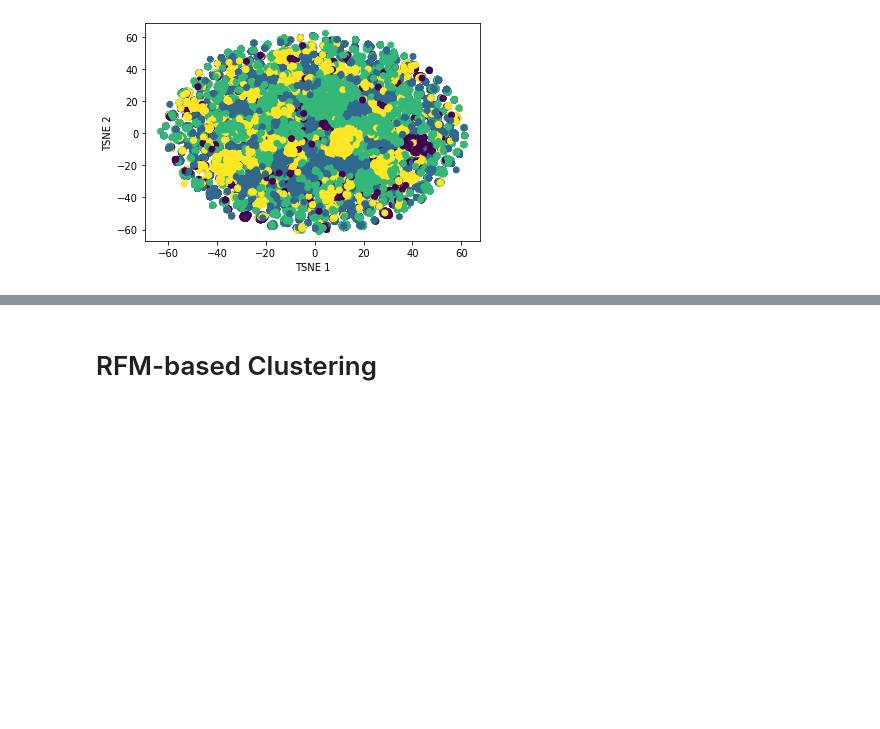
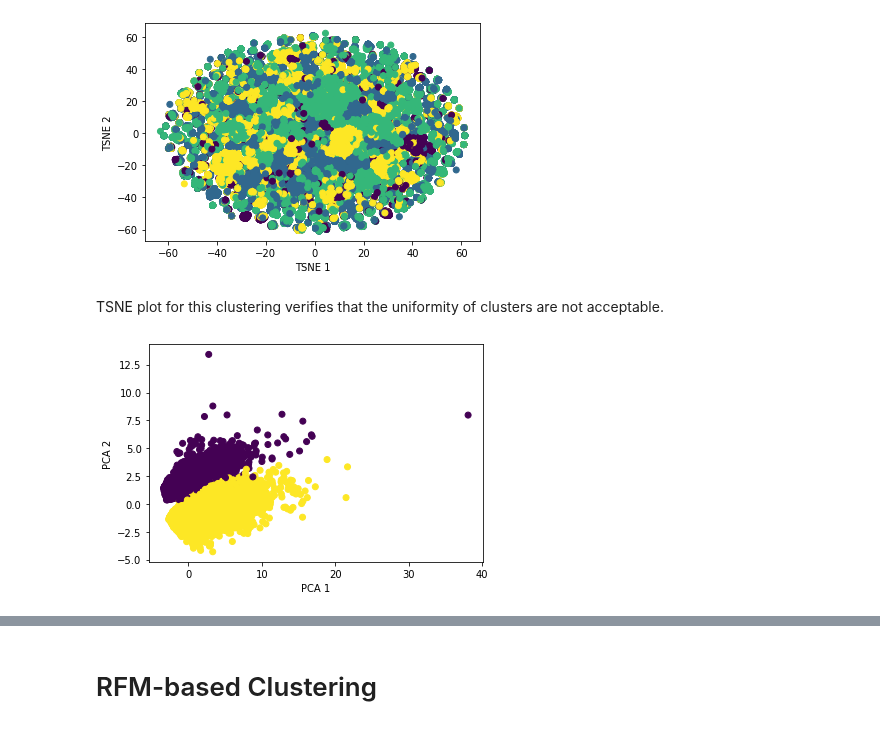
Before and after one commit to alireza-alizadegan/e-commerce-Sales, a Jupyter notebook: Brazil/Customer Segmentation.ipynb, the cells around one changed output, grey strips where cells are left out. Saved outputs shown, nothing was run; the diff lists cells and outputs as text; code cells hidden in the pictures; blank space fills up the shorter version.

```diff
--- a/Brazil/Customer Segmentation.ipynb
+++ b/Brazil/Customer Segmentation.ipynb
@@ -1016,3 +1000,13 @@ plt.ylabel('TSNE 2')
 # %% [output]
 Text(0, 0.5, 'TSNE 2')
 [figure]
+# %% [markdown]
+TSNE plot for this clustering verifies that the uniformity of clusters are not acceptable.
+# %%
+km = KMeans(n_clusters=2).fit(X_pca)
+# %%
+plt.scatter(X_pca[:,0], X_pca[:,1], c=km.labels_)
+plt.xlabel('PCA 1')
+plt.ylabel('PCA 2');
+# %% [output]
+[figure, added]
```
Also changed, not shown: parts of 21 cells of this notebook, 3 other files.
